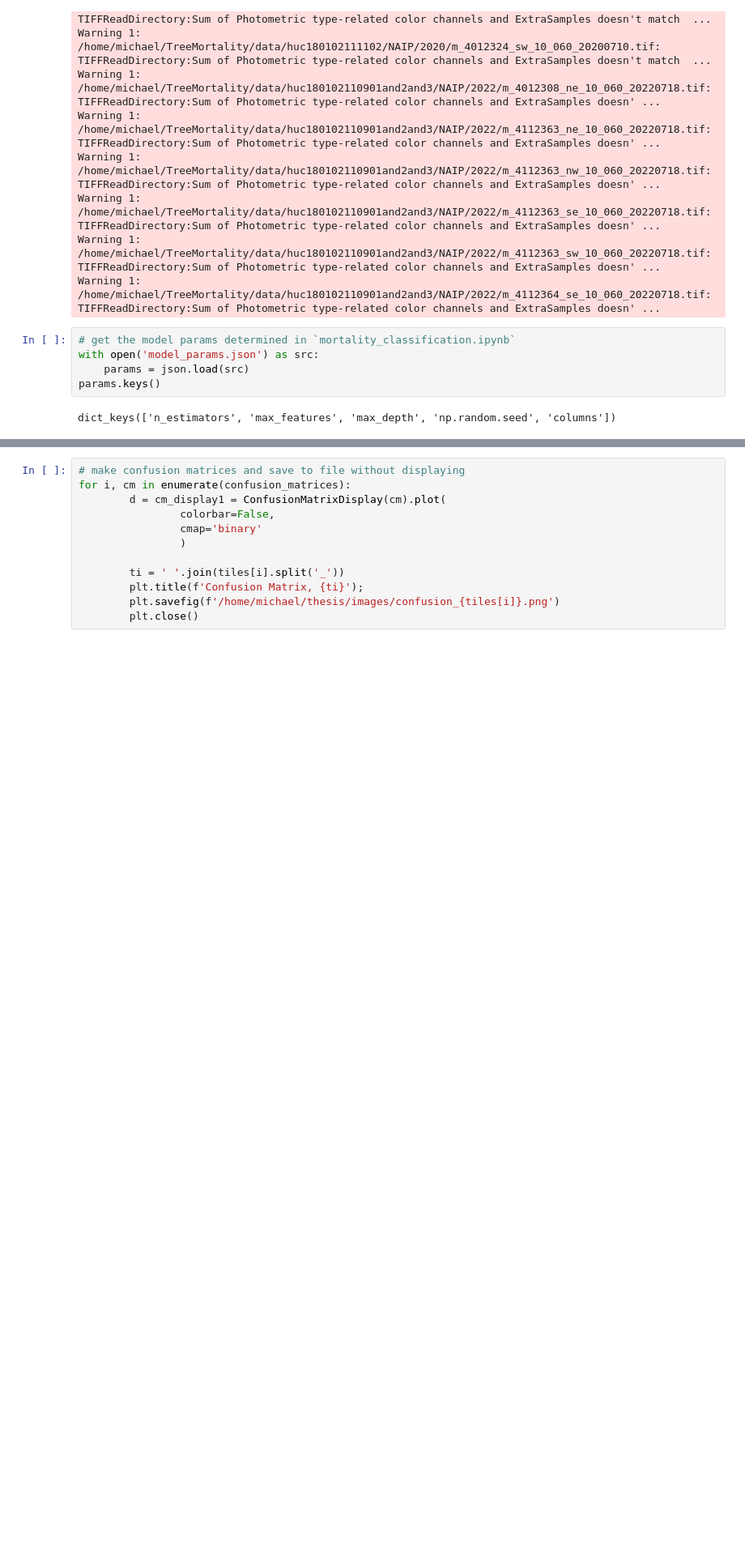
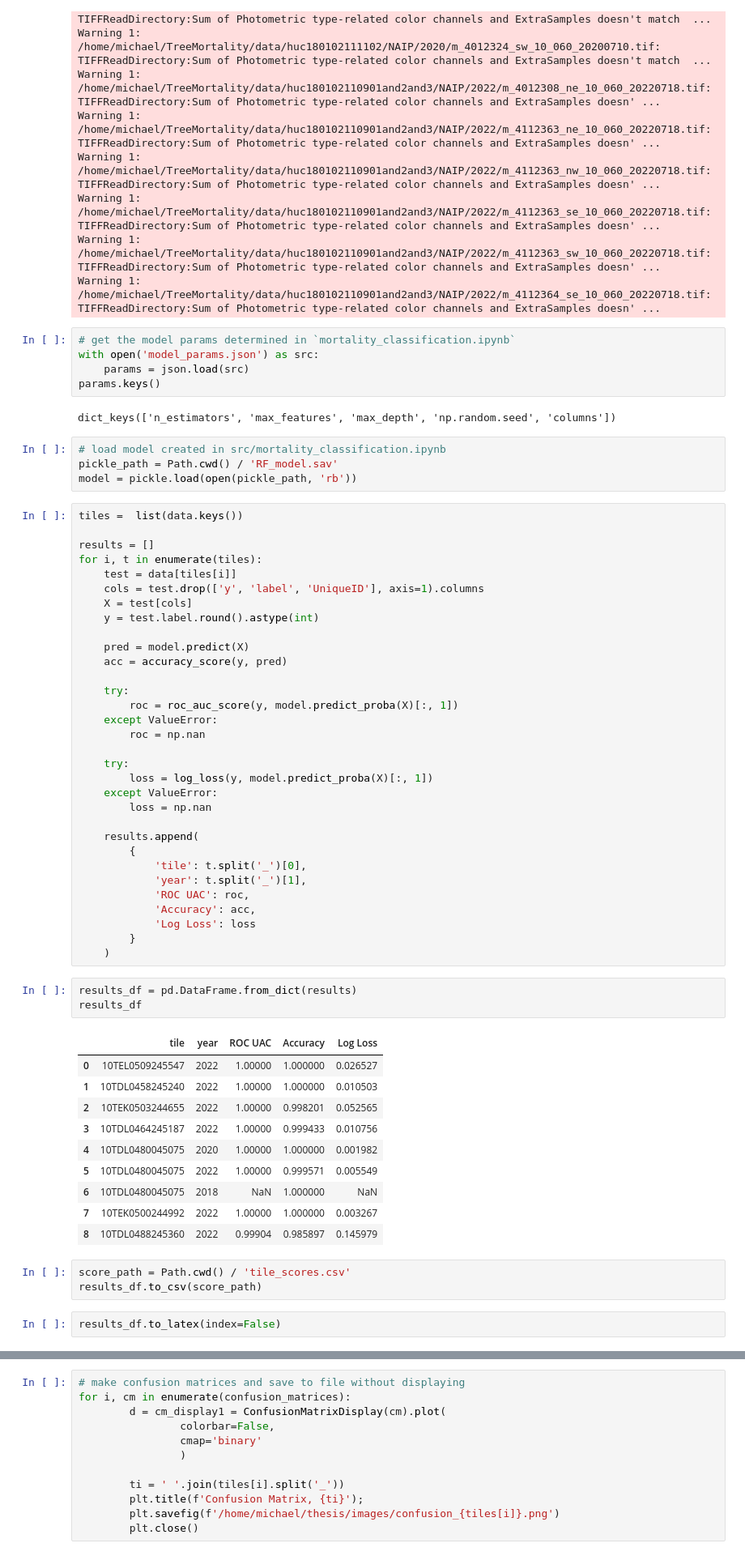
Before and after one commit to kulpojke/tree-mortality, a Jupyter notebook: src/mortality_classification_geographic_holdouts.ipynb, the cells around one changed output, grey strips where cells are left out. Shown at 81% size. Saved outputs shown, nothing was run; the diff lists cells and outputs as text; blank space fills up the shorter version.

```diff
--- a/src/mortality_classification_geographic_holdouts.ipynb
+++ b/src/mortality_classification_geographic_holdouts.ipynb
@@ -308,6 +308,61 @@ with open('model_params.json') as src:
 params.keys()
 # %% [output]
 dict_keys(['n_estimators', 'max_features', 'max_depth', 'np.random.seed', 'columns'])
+# %%
+# load model created in src/mortality_classification.ipynb
+pickle_path = Path.cwd() / 'RF_model.sav'
+model = pickle.load(open(pickle_path, 'rb'))
+# %%
+tiles =  list(data.keys())
+
+results = []
+for i, t in enumerate(tiles):
+    test = data[tiles[i]]
+    cols = test.drop(['y', 'label', 'UniqueID'], axis=1).columns
+    X = test[cols]
+    y = test.label.round().astype(int)
+
+    pred = model.predict(X)
+    acc = accuracy_score(y, pred)
+
+    try:
+        roc = roc_auc_score(y, model.predict_proba(X)[:, 1])
+    except ValueError:
+        roc = np.nan
+
+    try:
+        loss = log_loss(y, model.predict_proba(X)[:, 1])
+    except ValueError:
+        loss = np.nan
+
+    results.append(
+        {
+            'tile': t.split('_')[0],
+            'year': t.split('_')[1],
+            'ROC UAC': roc,
+            'Accuracy': acc,
+            'Log Loss': loss
+        }
+    )
+# %%
+results_df = pd.DataFrame.from_dict(results)
+results_df
+# %% [output]
+|  | tile | year | ROC UAC | Accuracy | Log Loss |
+| 0 | 10TEL0509245547 | 2022 | 1.00000 | 1.000000 | 0.026527 |
+| 1 | 10TDL0458245240 | 2022 | 1.00000 | 1.000000 | 0.010503 |
+| 2 | 10TEK0503244655 | 2022 | 1.00000 | 0.998201 | 0.052565 |
+| 3 | 10TDL0464245187 | 2022 | 1.00000 | 0.999433 | 0.010756 |
+| 4 | 10TDL0480045075 | 2020 | 1.00000 | 1.000000 | 0.001982 |
+| 5 | 10TDL0480045075 | 2022 | 1.00000 | 0.999571 | 0.005549 |
+| 6 | 10TDL0480045075 | 2018 | NaN | 1.000000 | NaN |
+| 7 | 10TEK0500244992 | 2022 | 1.00000 | 1.000000 | 0.003267 |
+| 8 | 10TDL0488245360 | 2022 | 0.99904 | 0.985897 | 0.145979 |
+# %%
+score_path = Path.cwd() / 'tile_scores.csv'
+results_df.to_csv(score_path)
+# %%
+results_df.to_latex(index=False)
 # %%
 tiles =  list(data.keys())
 confusion_matrices = []
```
Also changed, not shown: parts of 1 cell of this notebook, 1 other file.
